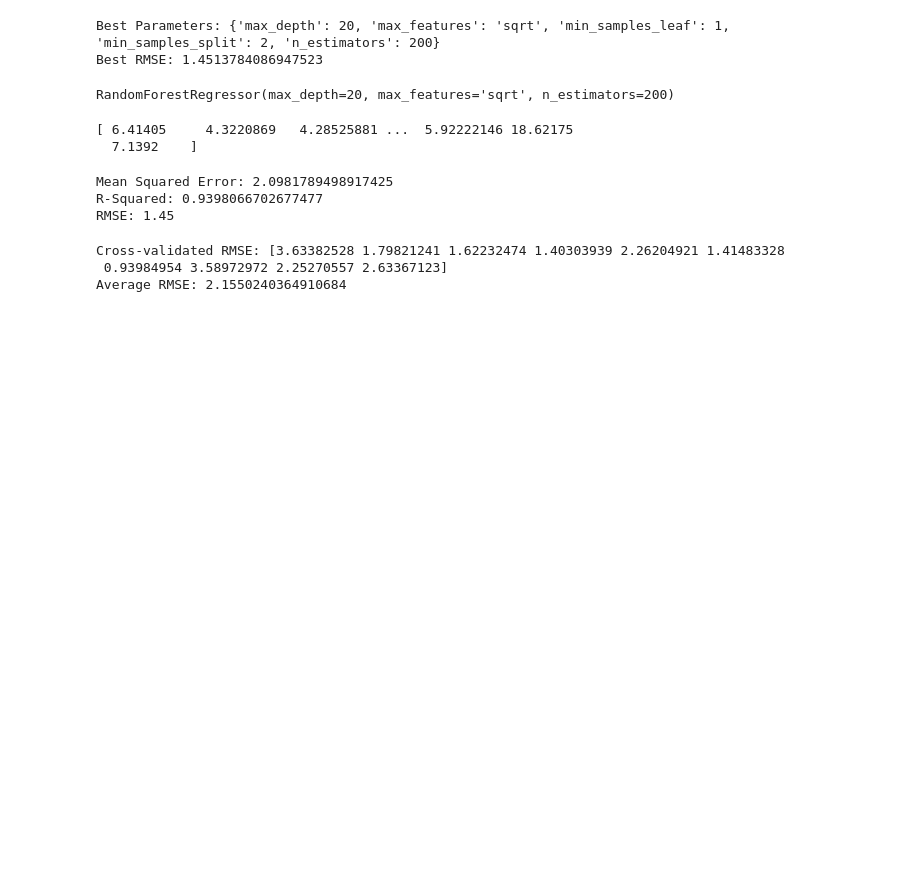
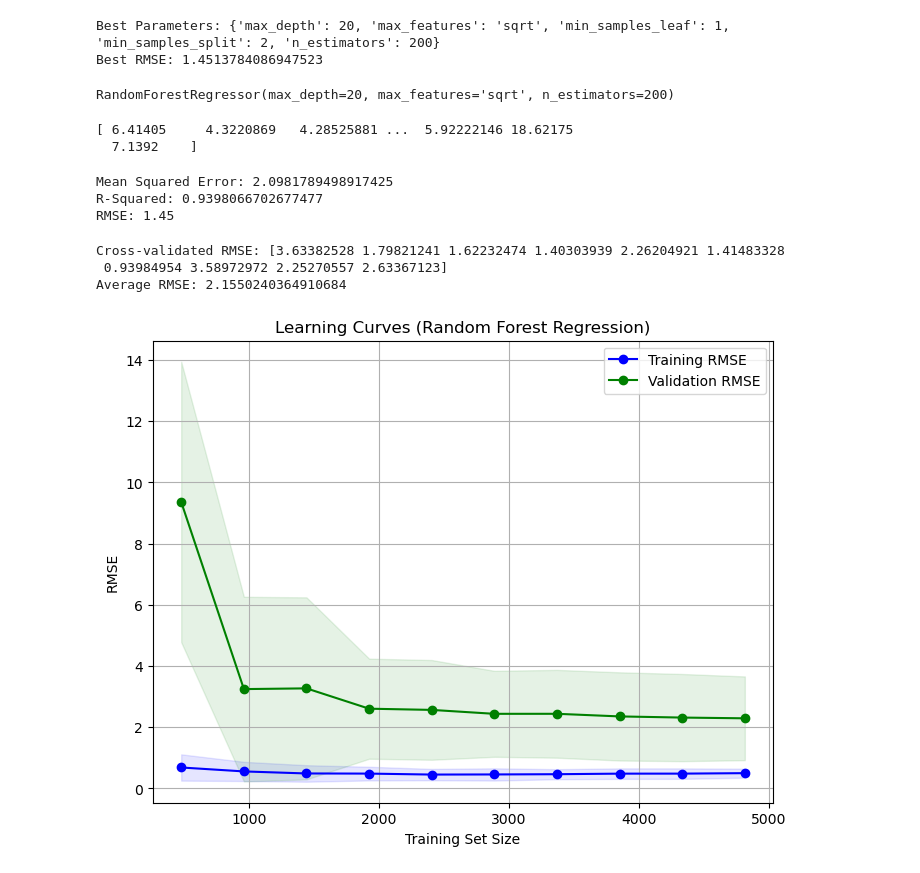
Before and after one commit to ashutosh-bhagat/Car-Resale-Price, a Jupyter notebook: model.ipynb, the cells around one changed output. Drawn from its saved outputs; the diff is of its cells as text; code cells hidden in the pictures; blank space fills up the shorter version.

Commit message:
Graph Added

```diff
--- a/model.ipynb
+++ b/model.ipynb
@@ -131,3 +131,35 @@ print("Average RMSE:", rmse_scores.mean())
 Cross-validated RMSE: [3.63382528 1.79821241 1.62232474 1.40303939 2.26204921 1.41483328
  0.93984954 3.58972972 2.25270557 2.63367123]
 Average RMSE: 2.1550240364910684
+# %%
+model = make_pipeline(StandardScaler(), RandomForestRegressor(**grid_search.best_params_))
+
+# Generate learning curve data
+train_sizes, train_scores, val_scores = learning_curve(
+    model, X, y,
+    train_sizes=np.linspace(0.1, 1.0, 10),
+    cv=5,
+    scoring='neg_mean_squared_error',
+    n_jobs=-1
+)
+
+# Calculate means and std deviations of RMSE for train and validation
+train_rmse_mean = np.sqrt(-train_scores.mean(axis=1))
+train_rmse_std = np.sqrt(train_scores.std(axis=1))
+val_rmse_mean = np.sqrt(-val_scores.mean(axis=1))
+val_rmse_std = np.sqrt(val_scores.std(axis=1))
+
+# Plot learning curves
+plt.figure(figsize=(8,6))
+plt.plot(train_sizes, train_rmse_mean, 'o-', color='blue', label='Training RMSE')
+plt.fill_between(train_sizes, train_rmse_mean - train_rmse_std, train_rmse_mean + train_rmse_std, alpha=0.1, color='blue')
+plt.plot(train_sizes, val_rmse_mean, 'o-', color='green', label='Validation RMSE')
+plt.fill_between(train_sizes, val_rmse_mean - val_rmse_std, val_rmse_mean + val_rmse_std, alpha=0.1, color='green')
+plt.xlabel("Training Set Size")
+plt.ylabel("RMSE")
+plt.title("Learning Curves (Random Forest Regression)")
+plt.legend()
+plt.grid(True)
+plt.show()
+# %% [output]
+[figure, added]
```
